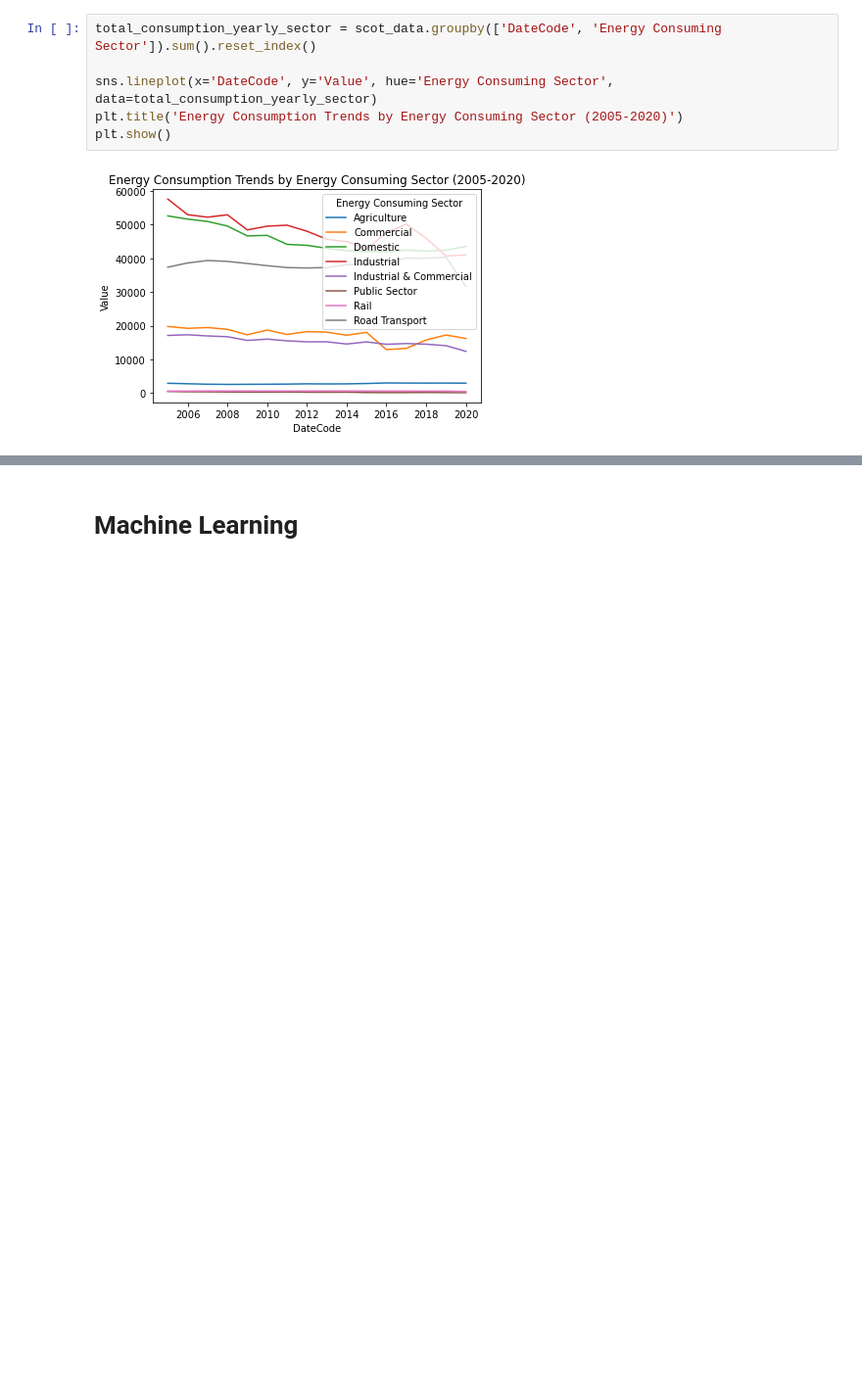
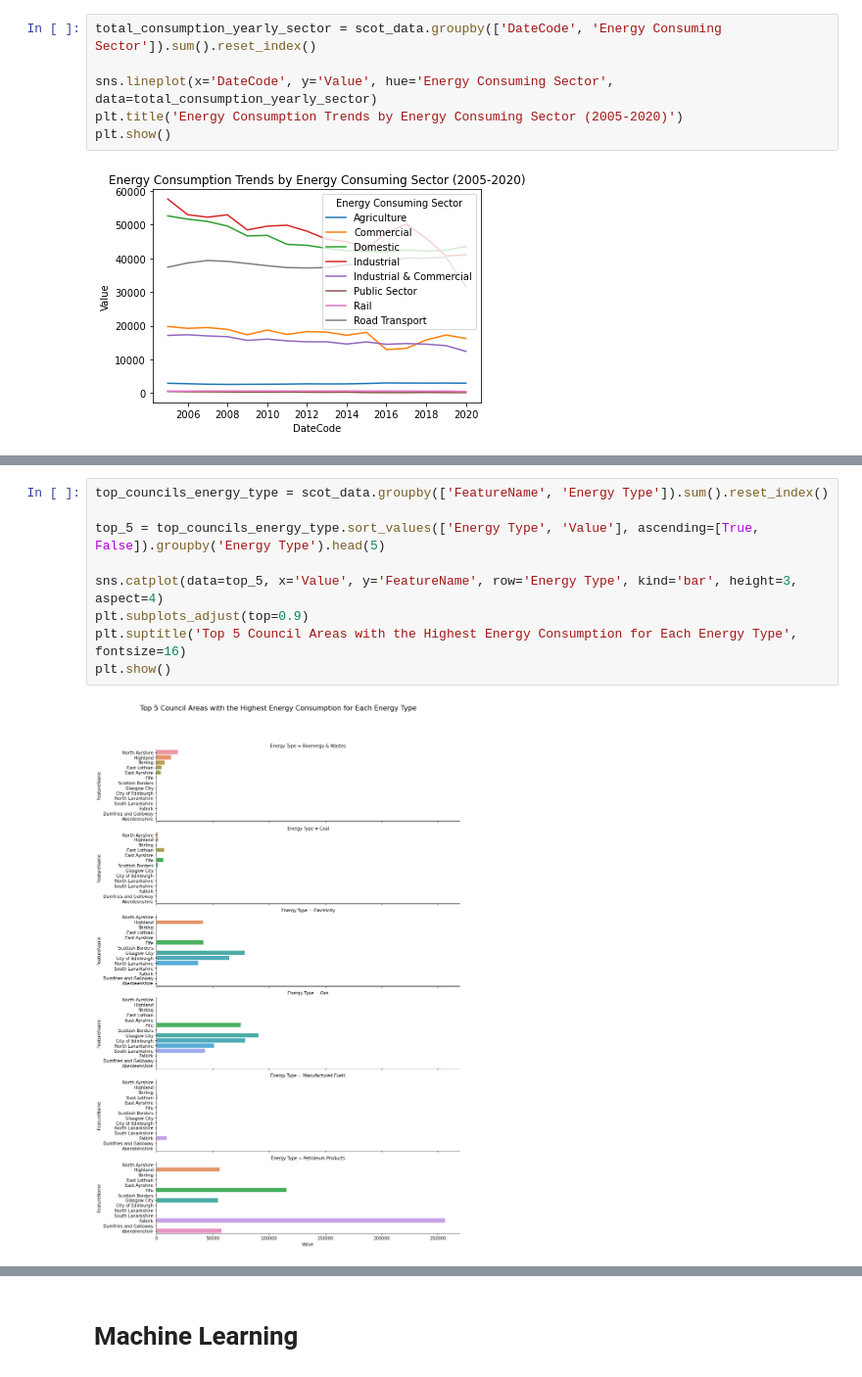
Before and after one commit to kirankrch24/MSc-Project, a Jupyter notebook: Main .ipynb, the cells around one changed output, grey strips where cells are left out. Shown: that part at 98% size. Cells and saved outputs as stored; diff of their text form; blank space fills up the shorter version.

```diff
--- a/Main .ipynb
+++ b/Main .ipynb
@@ -473,0 +484,11 @@ plt.show()
+# %%
+top_councils_energy_type = scot_data.groupby(['FeatureName', 'Energy Type']).sum().reset_index()
+
+top_5 = top_councils_energy_type.sort_values(['Energy Type', 'Value'], ascending=[True, False]).groupby('Energy Type').head(5)
+
+sns.catplot(data=top_5, x='Value', y='FeatureName', row='Energy Type', kind='bar', height=3, aspect=4)
+plt.subplots_adjust(top=0.9)
+plt.suptitle('Top 5 Council Areas with the Highest Energy Consumption for Each Energy Type', fontsize=16)
+plt.show()
+# %% [output]
+[figure, added]
```
Also changed, not shown: parts of 17 cells of this notebook.
